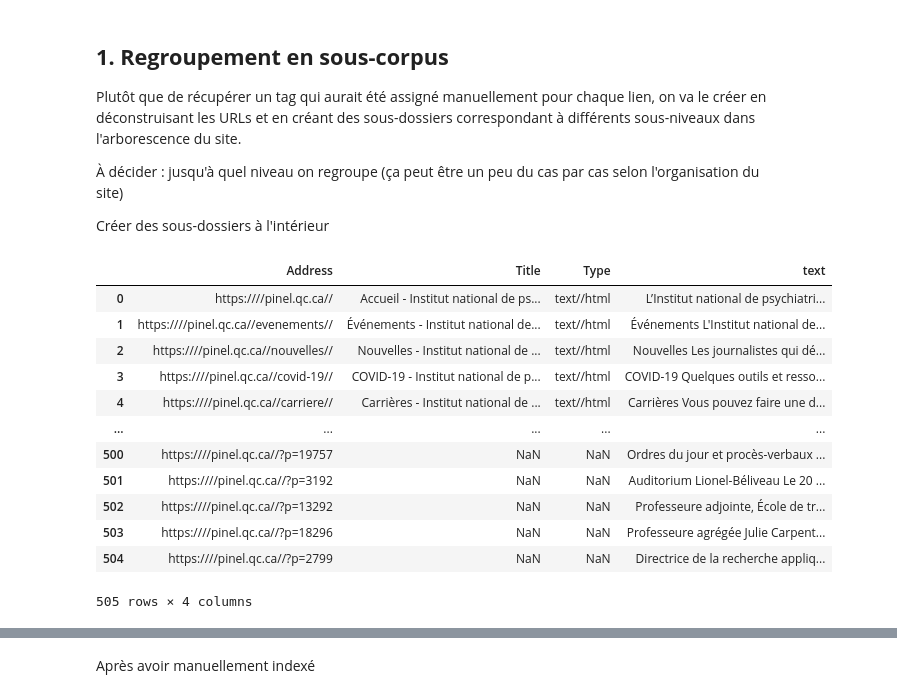
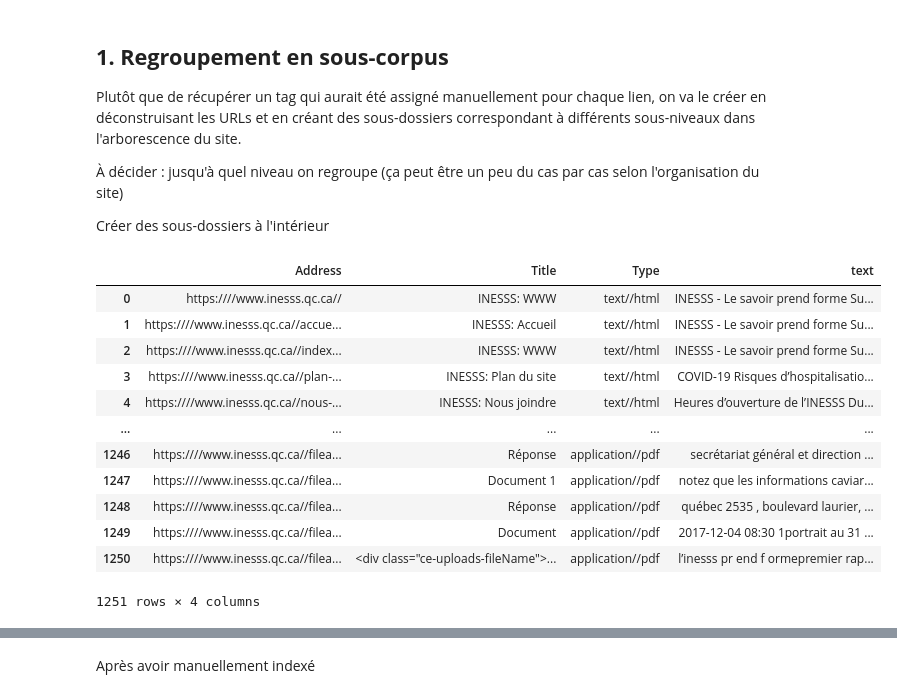
Before and after one commit to Camille-Demers/text-mining-project, a Jupyter notebook: 00-Jupyter-Notebooks/1-Sous_corpus.ipynb, the cells around one changed output, grey strips where cells are left out. Drawn from its saved outputs; the diff is of its cells as text; code cells hidden in the pictures.

```diff
--- a/00-Jupyter-Notebooks/1-Sous_corpus.ipynb
+++ b/00-Jupyter-Notebooks/1-Sous_corpus.ipynb
@@ -7,29 +7,29 @@ Plutôt que de récupérer un tag qui aurait été assigné manuellement pour ch
 Créer des sous-dossiers à l'intérieur
 # %%
 path = '../03-corpus/2-data/1-fr/'
-acteur = "pinel"
+acteur = "inesss"
 
 from pandas import *
 
 # encoding= 'ISO-8859-1' "utf-8"
 with open(path + acteur  + '.csv', encoding='utf-8') as f:
     csv = read_csv(f, sep=',')[["Address", 'Title', 'Type', "text"]]
 
 csv
 # %% [output]
 |  | Address | Title | Type | text |
-| 0 | https:////pinel.qc.ca// | Accueil - Institut national de ps... | text//html | L’Institut national de psychiatri... |
-| 1 | https:////pinel.qc.ca//evenements// | Événements - Institut national de... | text//html | Événements L'Institut national de... |
-| 2 | https:////pinel.qc.ca//nouvelles// | Nouvelles - Institut national de ... | text//html | Nouvelles Les journalistes qui dé... |
-| 3 | https:////pinel.qc.ca//covid-19// | COVID-19 - Institut national de p... | text//html | COVID-19 Quelques outils et resso... |
-| 4 | https:////pinel.qc.ca//carriere// | Carrières - Institut national de ... | text//html | Carrières Vous pouvez faire une d... |
+| 0 | https:////www.inesss.qc.ca// | INESSS: WWW | text//html | INESSS - Le savoir prend forme Su... |
+| 1 | https:////www.inesss.qc.ca//accue... | INESSS: Accueil | text//html | INESSS - Le savoir prend forme Su... |
+| 2 | https:////www.inesss.qc.ca//index... | INESSS: WWW | text//html | INESSS - Le savoir prend forme Su... |
+| 3 | https:////www.inesss.qc.ca//plan-... | INESSS: Plan du site | text//html | COVID-19 Risques d’hospitalisatio... |
+| 4 | https:////www.inesss.qc.ca//nous-... | INESSS: Nous joindre | text//html | Heures d’ouverture de l’INESSS Du... |
 | ... | ... | ... | ... | ... |
-| 500 | https:////pinel.qc.ca//?p=19757 | NaN | NaN | Ordres du jour et procès-verbaux ... |
-| 501 | https:////pinel.qc.ca//?p=3192 | NaN | NaN | Auditorium Lionel-Béliveau Le 20 ... |
-| 502 | https:////pinel.qc.ca//?p=13292 | NaN | NaN | Professeure adjointe, École de tr... |
-| 503 | https:////pinel.qc.ca//?p=18296 | NaN | NaN | Professeure agrégée Julie Carpent... |
-| 504 | https:////pinel.qc.ca//?p=2799 | NaN | NaN | Directrice de la recherche appliq... |
+| 1246 | https:////www.inesss.qc.ca//filea... | Réponse | application//pdf | secrétariat général et direction ... |
+| 1247 | https:////www.inesss.qc.ca//filea... | Document 1 | application//pdf | notez que les informations caviar... |
+| 1248 | https:////www.inesss.qc.ca//filea... | Réponse | application//pdf | québec 2535 , boulevard laurier, ... |
+| 1249 | https:////www.inesss.qc.ca//filea... | Document | application//pdf | 2017-12-04 08:30 1portrait au 31 ... |
+| 1250 | https:////www.inesss.qc.ca//filea... | <div class="ce-uploads-fileName">... | application//pdf | l’inesss pr end f ormepremier rap... |
-505 rows × 4 columns
+1251 rows × 4 columns
 # %%
 liste = [lien.replace('//', "/") for lien in csv['Address'].tolist() if not 'actualites' in lien and not 'propos' in lien and not 'joindre' in lien and not 'communiques' in lien and not 'about' in lien and not 'nouvelles' in lien and not 'pdf' in lien and not 'gaspesie' in lien]
 liste
```
Also changed, not shown: parts of 8 cells of this notebook, 4 other files.
